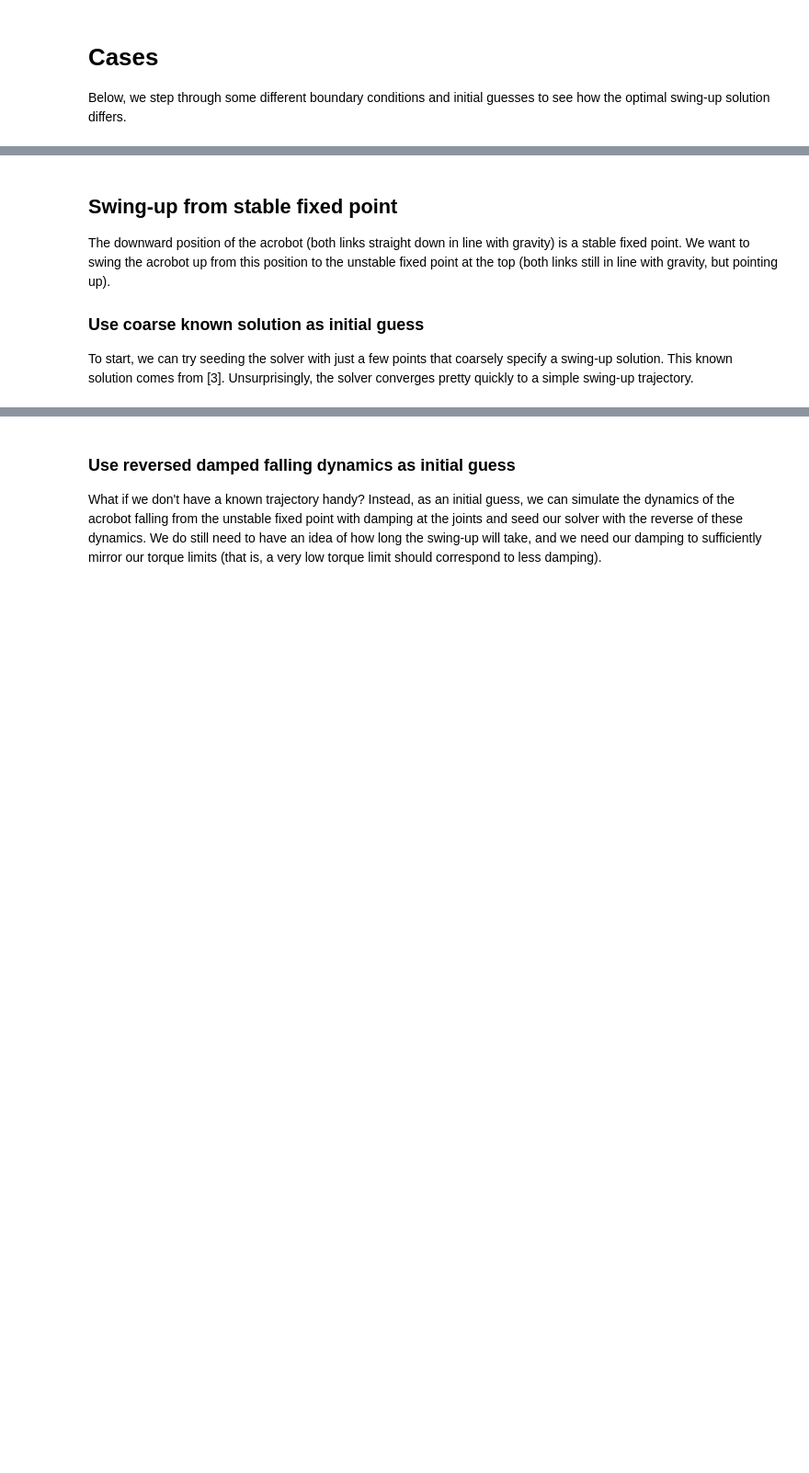
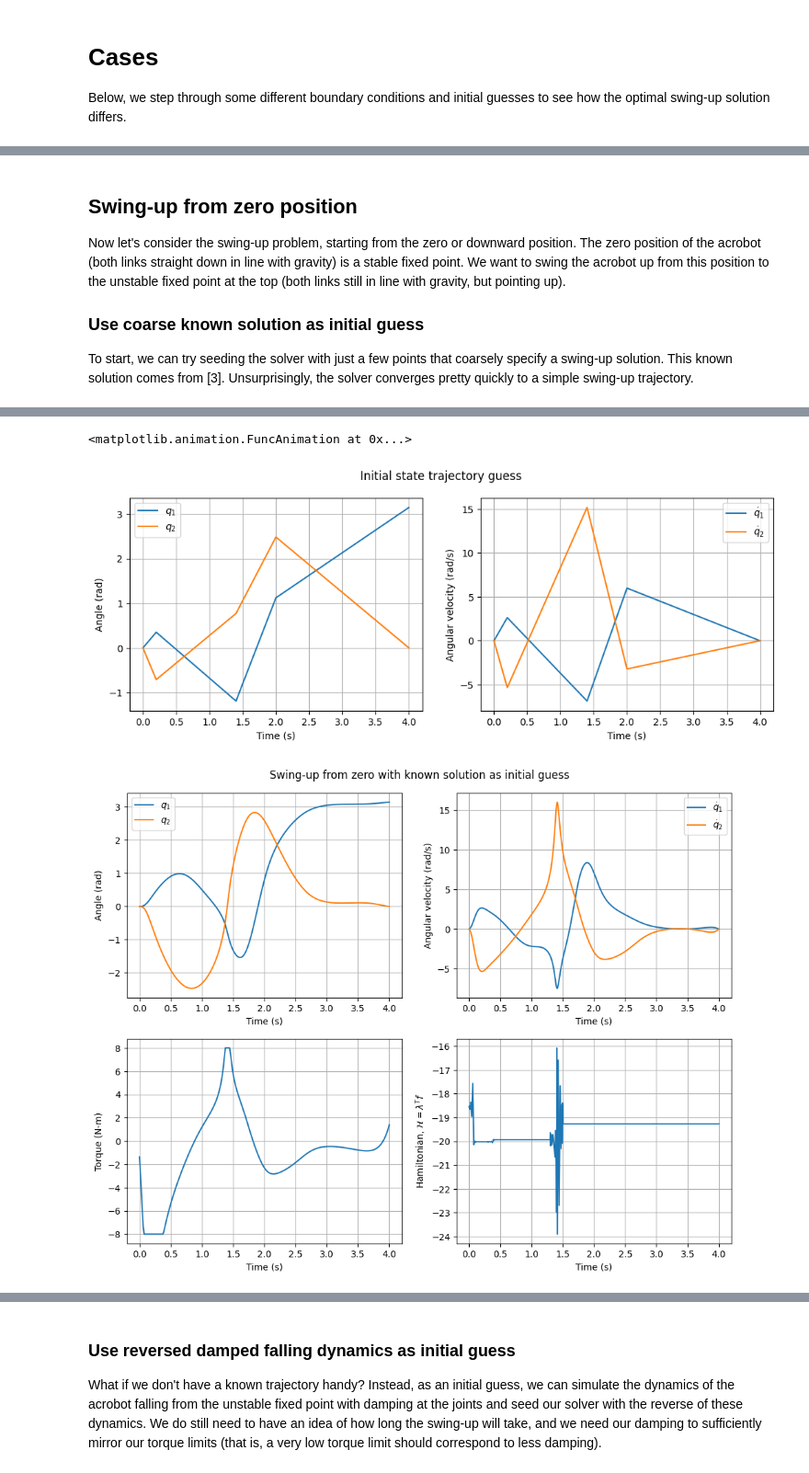
Before and after one commit to aneesas/1632-project, a Jupyter notebook: acrobot.ipynb, the cells around one changed output, grey strips where cells are left out. Shown at 92% size. Drawn from its saved outputs; the diff is of its cells as text; code cells hidden in the pictures; blank space fills up the shorter version.

```diff
--- a/acrobot.ipynb
+++ b/acrobot.ipynb
@@ -308,7 +386,7 @@ anim
 # %% [markdown]
-## Swing-up from stable fixed point
+## Swing-up from zero position
 
-The downward position of the acrobot (both links straight down in line with gravity) is a stable fixed point. We want to swing the acrobot up from this position to the unstable fixed point at the top (both links still in line with gravity, but pointing up).
+Now let's consider the swing-up problem, starting from the zero or downward position. The zero position of the acrobot (both links straight down in line with gravity) is a stable fixed point. We want to swing the acrobot up from this position to the unstable fixed point at the top (both links still in line with gravity, but pointing up).
 
 ### Use coarse known solution as initial guess
 
@@ -317,10 +395,11 @@ To start, we can try seeding the solver with just a few points that coarsely spe
 u_max = 8  # N-m
 t0 = 0
 tf = 4.
-# x0 = [-np.pi/2, 0, 0, 0]
 x0 = [0, 0, 0, 0]
 xf = [np.pi, 0, 0, 0]
+Q = 0  # state cost
 R = 10  # input cost
+cost_fn = cost_u_only
 
 # Source: https://underactuated.csail.mit.edu/trajopt.html#section3
 KNOWN_SOLUTION_TIME = [0.0, 0.2, 1.4, 2.0, 4.0]
@@ -329,11 +408,12 @@ KNOWN_SOLUTION_STATE = [[x0[0], 0.35, -1.19, 1.12, xf[0]],
                         [x0[2], 2.63, -6.87, 5.99, xf[2]],
                         [x0[3], -5.34, 15.17, -3.22, xf[3]]]
 
-time, q1, q2, q1_dot, q2_dot, time_u, torque = acrobot_swing_up(dynamics_tedrake, cost_u_only,
-                                                                u_max, t0, tf, x0, R=R, xf=xf,
-                                                                state_guess=KNOWN_SOLUTION_STATE,
-                                                                time_guess=KNOWN_SOLUTION_TIME)
-plot_state(time, q1, q2, q1_dot, q2_dot, title="Optimal trajectory")
-plot_input(time_u, torque)
+time, state, time_u, torque, costate, dynamics = acrobot_swing_up(dynamics_tedrake, cost_fn,
+                                                                  u_max, t0, tf, x0, Q=Q, R=R, xf=xf,
+                                                                  state_guess=KNOWN_SOLUTION_STATE,
+                                                                  time_guess=KNOWN_SOLUTION_TIME)
+q1, q2, _, _ = state
+plot_all(time, state, time_u, torque, costate, dynamics, cost_fn=cost_fn, Q=Q, R=R, title="Swing-up from zero with known solution as initial guess")
 anim = animate(q1, q2, drawframe_tedrake, dt_sec=tf/len(time))
 anim
+# %% [output]
@@ -339,0 +437,3 @@ anim
+<matplotlib.animation.FuncAnimation at 0x...>
+[figure, added]
+[figure, added]
```
Also changed, not shown: parts of 17 cells of this notebook, 1 other file.
